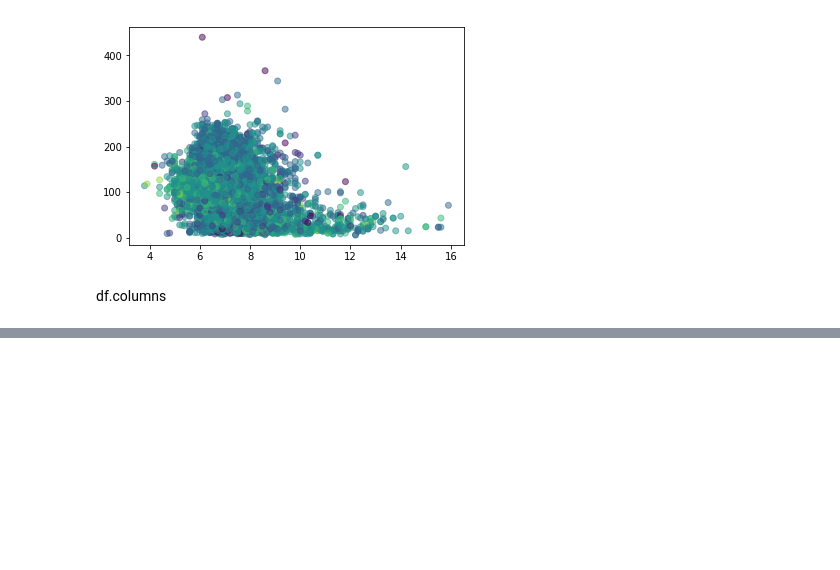
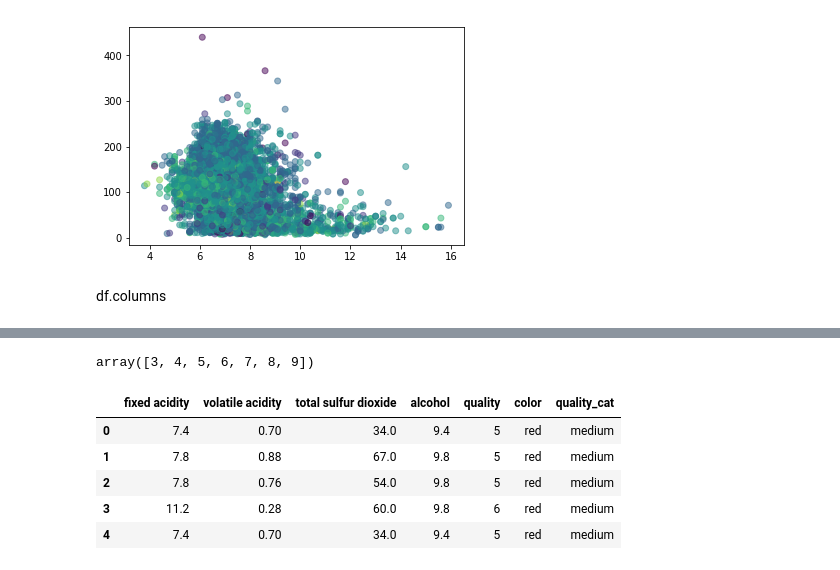
Before and after one commit to mohammadbashiri/MPI-python-workshop-march2019, a Jupyter notebook: Day2/day2_exercise6.ipynb, the cells around one changed output, grey strips where cells are left out. Cells and saved outputs as stored; diff of their text form; code cells hidden in the pictures; blank space fills up the shorter version.

```diff
--- a/Day2/day2_exercise6.ipynb
+++ b/Day2/day2_exercise6.ipynb
@@ -170,0 +189,4 @@ sns.pairplot(df_red[['citric acid', 'free sulfur dioxide', ]])
+# %%
+np.sort(df.quality.unique())
+# %% [output]
+array([3, 4, 5, 6, 7, 8, 9])
@@ -170,0 +197,9 @@ sns.pairplot(df_red[['citric acid', 'free sulfur dioxide', ]])
+# %%
+df.head()
+# %% [output]
+|  | fixed acidity | volatile acidity | total sulfur dioxide | alcohol | quality | color | quality_cat |
+| 0 | 7.4 | 0.70 | 34.0 | 9.4 | 5 | red | medium |
+| 1 | 7.8 | 0.88 | 67.0 | 9.8 | 5 | red | medium |
+| 2 | 7.8 | 0.76 | 54.0 | 9.8 | 5 | red | medium |
+| 3 | 11.2 | 0.28 | 60.0 | 9.8 | 6 | red | medium |
+| 4 | 7.4 | 0.70 | 34.0 | 9.4 | 5 | red | medium |
```
Also changed, not shown: parts of 17 cells of this notebook, 3 other files.
